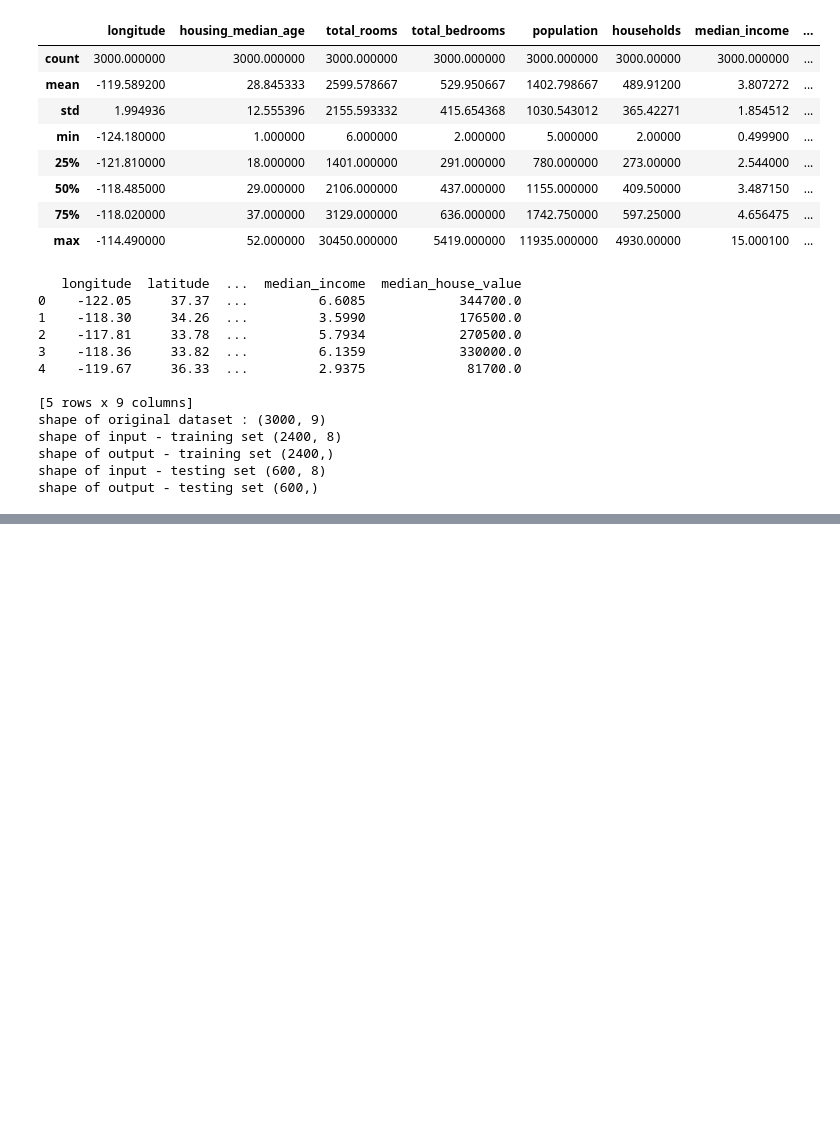
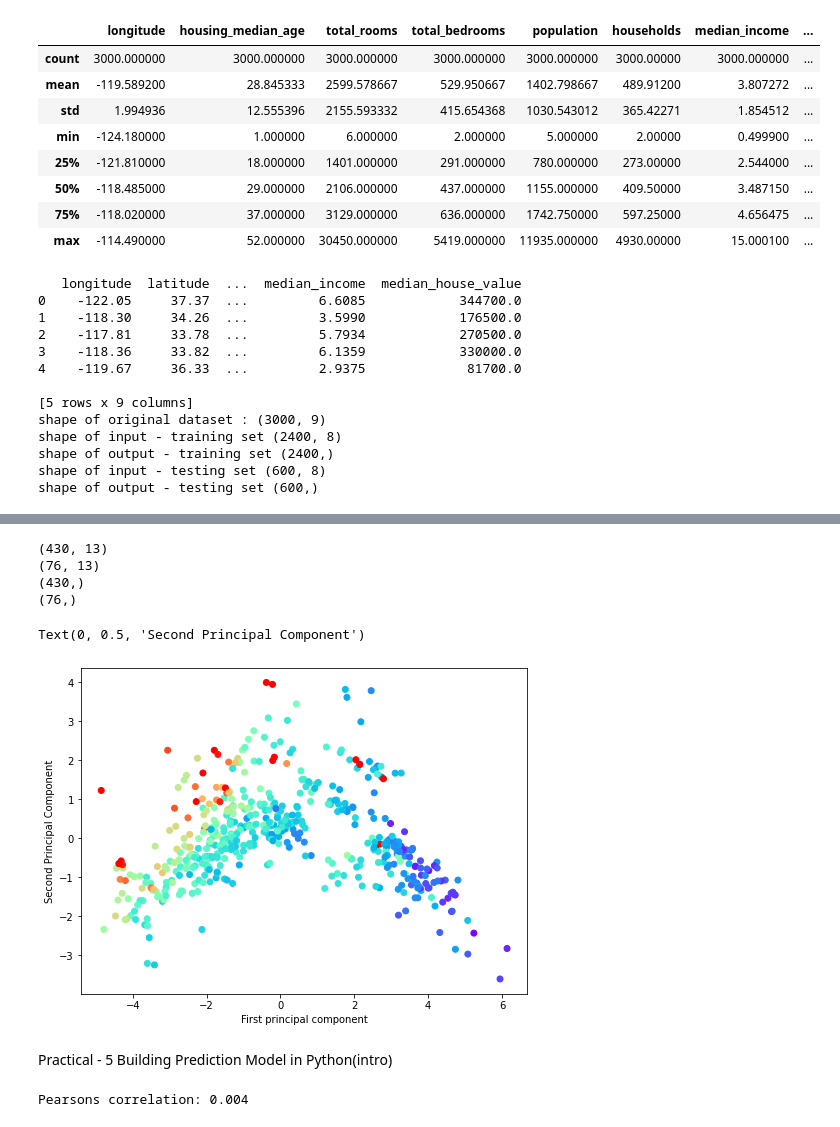
Before and after one commit to Dhruvi0901/Machine-Learning, a Jupyter notebook: ML_Practical2.ipynb, the cells around one changed output, grey strips where cells are left out. Cells and saved outputs as stored; diff of their text form; code cells hidden in the pictures; blank space fills up the shorter version.

```diff
--- a/ML_Practical2.ipynb
+++ b/ML_Practical2.ipynb
@@ -588,0 +599,4 @@ shape of output - testing set (600,)
+# %%
+#import dataset
+from sklearn.datasets import load_boston
+df = load_boston()
@@ -588,0 +631,11 @@ shape of output - testing set (600,)
+# %%
+from sklearn.preprocessing import StandardScaler
+scalar=StandardScaler()
+scalar.fit(df)
+scaled_data=scalar.transform(df)
+
+from sklearn.decomposition import PCA
+pca=PCA(n_components=2)
+pca.fit(scaled_data)
+x_pca=pca.transform(scaled_data)
+x_pca.shape
@@ -588,0 +663,34 @@ shape of output - testing set (600,)
+# %%
+from sklearn.model_selection import train_test_split
+x = boston.drop('MEDV', axis=1)
+y = boston['MEDV']
+x_train, x_test,y_train, y_test = train_test_split(x,y,test_size = 0.15,random_state=5)
+print(x_train.shape)
+print(x_test.shape)
+print(y_train.shape)
+print(y_test.shape)
+# %% [output]
+(430, 13)
+(76, 13)
+(430,)
+(76,)
+# %%
+plt.figure(figsize=(8,6))
+plt.scatter(x_pca[:,0],x_pca[:,1], c=df['target'], cmap='rainbow')
+plt.xlabel('First principal component')
+plt.ylabel('Second Principal Component')
+# %% [output]
+Text(0, 0.5, 'Second Principal Component')
+[figure, added]
+# %% [markdown]
+Practical - 5 Building Prediction Model in Python(intro)
+# %%
+import pandas as pd
+from scipy.stats import pearsonr
+df=pd.read_csv("/content/sample_data/california_housing_train.csv")
+list1=df["total_rooms"]
+list2=df["households"]
+corr,_=pearsonr(list1,list2)
+print("Pearsons correlation: %.3f"%corr)
+# %% [output]
+Pearsons correlation: 0.004
```
Also changed, not shown: parts of 14 cells of this notebook.
